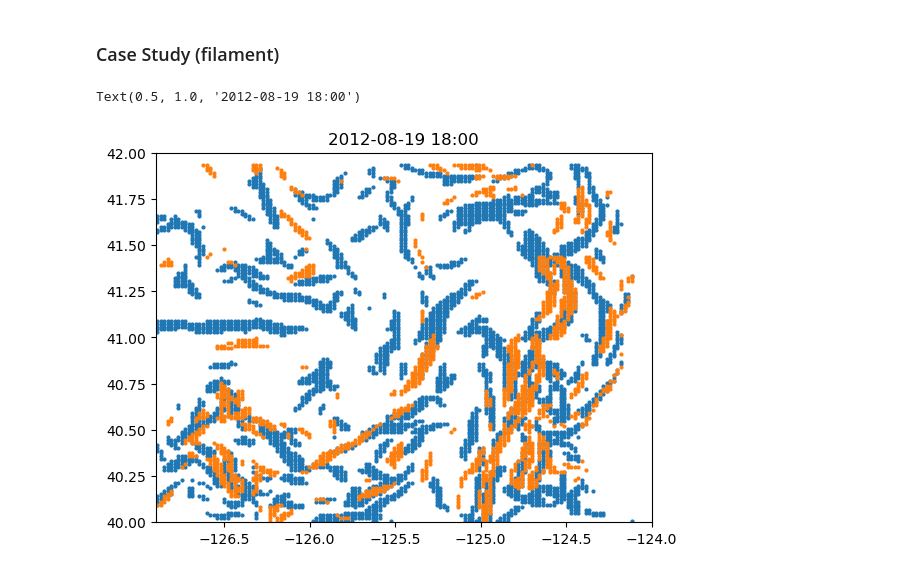
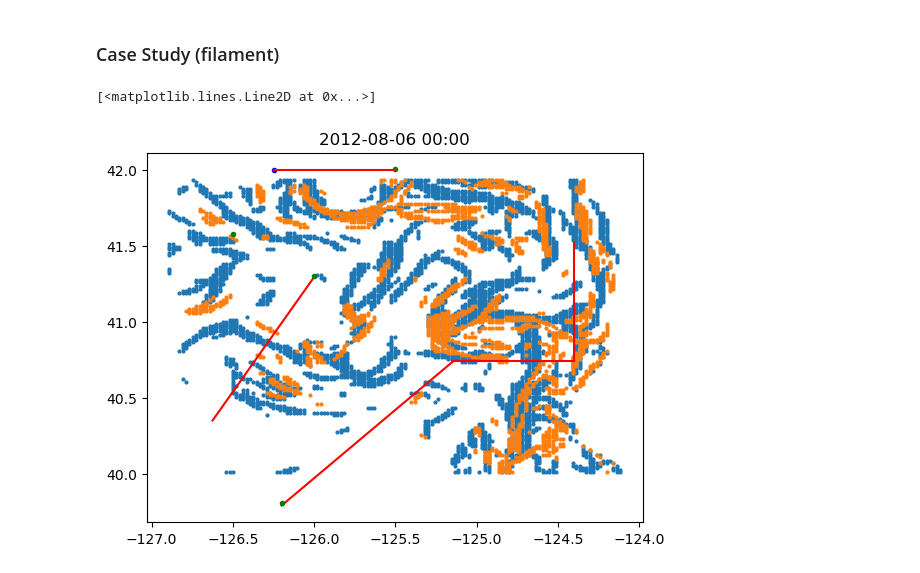
Before and after one commit to bdarbyMLML/cape_mend_SM_LCS, a Jupyter notebook: Hypothesis_2.ipynb, the cells around one changed output. Drawn from its saved outputs; the diff is of its cells as text; code cells hidden in the pictures.

```diff
--- a/Hypothesis_2.ipynb
+++ b/Hypothesis_2.ipynb
@@ -236,13 +239,51 @@ for i in tqdm(range(0,len(lon_cs_rep_fil))):
     plt.savefig('/media/drdarby/Elements/data/Thesis/LLC4320/animations/panels/Filiment_points_rep/fil_'+str(i).zfill(3)+'.png')
     plt.close()
 # %%
-i=47
+i=0
+
 plt.plot(lon_cs_attr_fil.isel(time=i),lat_cs_attr_fil.isel(time=i),'.',markersize=4)
 
-plt.plot(lon_cs_rep_fil.isel(time=47),lat_cs_rep_fil.isel(time=47),'.',markersize=4)
-plt.ylim([40,42])
-plt.xlim([-126.9,-124])
+plt.plot(lon_cs_rep_fil.isel(time=i),lat_cs_rep_fil.isel(time=i),'.',markersize=4)
+#plt.ylim([40,42])
+#plt.xlim([-126.9,-124])
+
 plt.title(str(np.array(lon_cs_rep_fil.isel(time=i).time))[:10]+' '+str(np.array(lon_cs_rep_fil.isel(time=i).time))[11:16])
+
+
+lon_sel = np.linspace(-126.2,-125.15,50)
+lon_sel2 = np.linspace(-125.15,-124.4,50)
+lon_sel3 = np.linspace(-126.625,-126,50)
+
+y = ((40.9-40))*lon_sel+165.87-10-2.5
+
+plt.plot(lon_sel,y,'r')
+plt.plot(lon_sel3,y+.56,'r')
+lon_sel4 = np.linspace(-126.5,-126)
+y2 = (41.45-42)/(-126-(-127))*lon_sel4-28
+plt.plot(lon_sel4[-1],y2[-1],'g.')
+
+lon_sel5 = np.linspace(-126.5,-126.25, 30)
+y3 = (42-y2[0])/(-126.25+126.5)*lon_sel5+256.63
+
+lon_sel6 = np.linspace(-126.25,-125.5,40)
+
+lon_sel7 = np.linspace(-125.5,-124.4,50)
+
+y4 = (41.52-42)/(-124.4+125.5)*lon_sel7-12.76
+
+plt.plot(lon_sel7[0],y4[0],'g.')
+lat_sel = np.linspace(40.74,y4[-1],50,'r')
+lon_sel8 = np.linspace(-126.625,-126.2,50)
+y5 = (39.45-y[-1]+.56)/(-126.2+126.75)*lon_sel8-126.55
+
+plt.plot(lon_sel8[-1],y5[-1],'g.')
+
+plt.plot(lon_sel6[0],42,'b.')
+
+plt.plot(lon_sel6,[42]*40,'r')
+plt.plot(lon_sel5[0],y3[0],'g.')
+plt.plot(lon_sel2,[40.74]*50,'r')
+plt.plot([-124.4]*50,lat_sel,'r')
 # %% [output]
-Text(0.5, 1.0, '2012-08-19 18:00')
+[<matplotlib.lines.Line2D at 0x...>]
-[figure, old version]
+[figure, new version]
```
Also changed, not shown: parts of 6 cells of this notebook, 3 other files.
